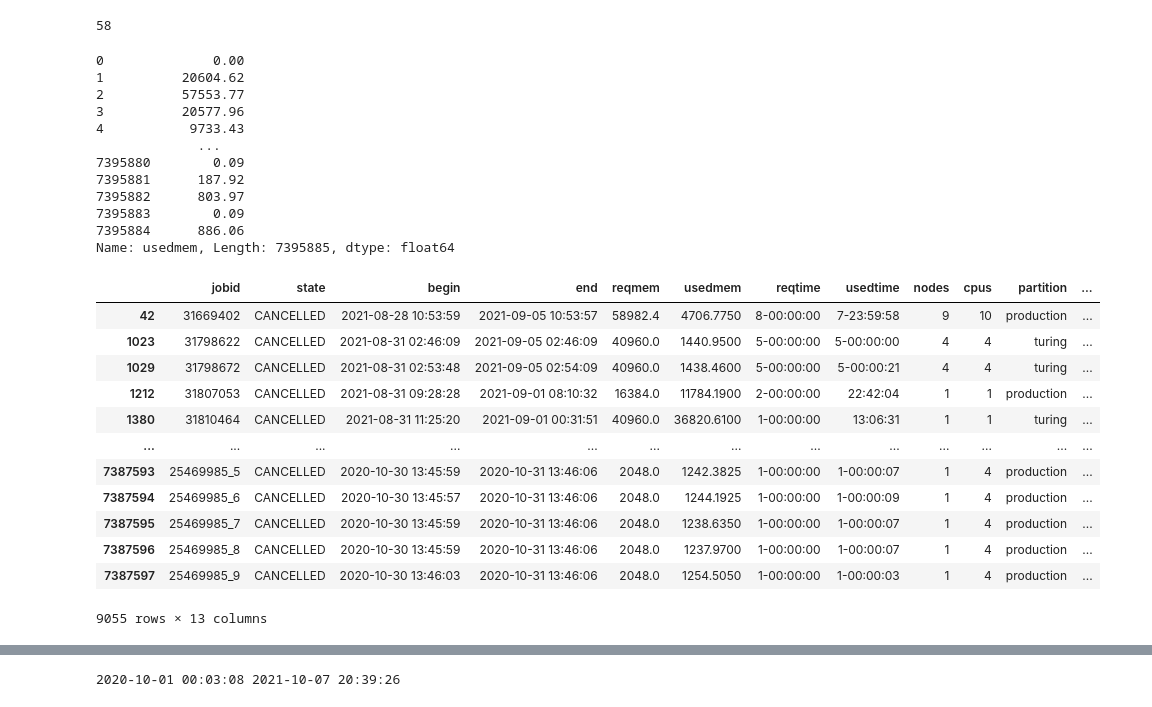
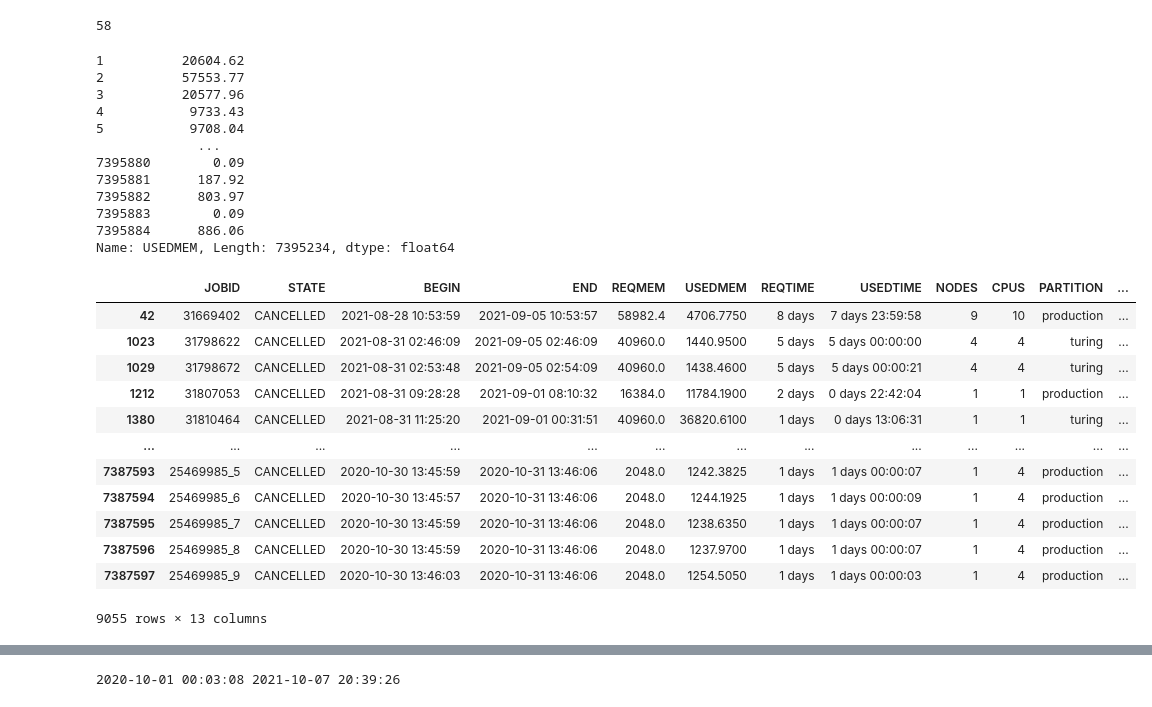
Before and after one commit to nss-data-science-cohort-5/accre-black-licorice, a Jupyter notebook: Accre-project-Jacob.ipynb, the cells around one changed output, grey strips where cells are left out. Cells and saved outputs as stored; diff of their text form; code cells hidden in the pictures.

```diff
--- a/Accre-project-Jacob.ipynb
+++ b/Accre-project-Jacob.ipynb
@@ -70,7 +75,7 @@ fullsample_df['reqmem'] = fullsample_df['reqmem'].astype(int)
 # %% [raw]
 fullsample_df.info()
 # %%
-fullsample_df['reqmem'] = np.where(fullsample_df['reqmem_unit'] == 'Mn', fullsample_df['reqmem']*fullsample_df['nodes']/fullsample_df['cpus'], fullsample_df['reqmem'])
+fullsample_df['REQMEM'] = np.where(fullsample_df['REQMEM_UNIT'] == 'Mn', fullsample_df['REQMEM']*fullsample_df['NODES']/fullsample_df['CPUS'], fullsample_df['REQMEM'])
 # %%
 fullsample_df.head()
 # %% [output]
@@ -85,40 +90,40 @@ fullsample_df[fullsample_df['reqmem_unit'] == 'Mc']['reqmem'].nunique()
 # %% [output]
 58
 # %%
-fullsample_df['usedmem'] = fullsample_df['usedmem'].str.replace(r'\D+','')
+fullsample_df['USEDMEM'] = fullsample_df['USEDMEM'].str.replace(r'\D+','')
 # %%
 #divided by 100 to keep decimals.
-fullsample_df['usedmem'] = fullsample_df['usedmem'].astype(int)/100
+fullsample_df['USEDMEM'] = fullsample_df['USEDMEM'].astype(int)/100
 # %%
-fullsample_df['usedmem']
+fullsample_df['USEDMEM']
 # %% [output]
-0              0.00
 1          20604.62
 2          57553.77
 3          20577.96
 4           9733.43
+5           9708.04
              ...
 7395880        0.09
 7395881      187.92
 7395882      803.97
 7395883        0.09
 7395884      886.06
-Name: usedmem, Length: 7395885, dtype: float64
+Name: USEDMEM, Length: 7395234, dtype: float64
 # %%
-fullsample_df['usedmem'] = (fullsample_df['usedmem']*fullsample_df['nodes'])/fullsample_df['cpus']
+fullsample_df['USEDMEM'] = (fullsample_df['USEDMEM']*fullsample_df['NODES'])/fullsample_df['CPUS']
 # %%
-fullsample_df[fullsample_df['state'] == 'CANCELLED']
+fullsample_df[fullsample_df['STATE'] == 'CANCELLED']
 # %% [output]
-|  | jobid | state | begin | end | reqmem | usedmem | reqtime | usedtime | nodes | cpus | partition | ... |
-| 42 | 31669402 | CANCELLED | 2021-08-28 10:53:59 | 2021-09-05 10:53:57 | 58982.4 | 4706.7750 | 8-00:00:00 | 7-23:59:58 | 9 | 10 | production | ... |
-| 1023 | 31798622 | CANCELLED | 2021-08-31 02:46:09 | 2021-09-05 02:46:09 | 40960.0 | 1440.9500 | 5-00:00:00 | 5-00:00:00 | 4 | 4 | turing | ... |
-| 1029 | 31798672 | CANCELLED | 2021-08-31 02:53:48 | 2021-09-05 02:54:09 | 40960.0 | 1438.4600 | 5-00:00:00 | 5-00:00:21 | 4 | 4 | turing | ... |
-| 1212 | 31807053 | CANCELLED | 2021-08-31 09:28:28 | 2021-09-01 08:10:32 | 16384.0 | 11784.1900 | 2-00:00:00 | 22:42:04 | 1 | 1 | production | ... |
-| 1380 | 31810464 | CANCELLED | 2021-08-31 11:25:20 | 2021-09-01 00:31:51 | 40960.0 | 36820.6100 | 1-00:00:00 | 13:06:31 | 1 | 1 | turing | ... |
+|  | JOBID | STATE | BEGIN | END | REQMEM | USEDMEM | REQTIME | USEDTIME | NODES | CPUS | PARTITION | ... |
+| 42 | 31669402 | CANCELLED | 2021-08-28 10:53:59 | 2021-09-05 10:53:57 | 58982.4 | 4706.7750 | 8 days | 7 days 23:59:58 | 9 | 10 | production | ... |
+| 1023 | 31798622 | CANCELLED | 2021-08-31 02:46:09 | 2021-09-05 02:46:09 | 40960.0 | 1440.9500 | 5 days | 5 days 00:00:00 | 4 | 4 | turing | ... |
+| 1029 | 31798672 | CANCELLED | 2021-08-31 02:53:48 | 2021-09-05 02:54:09 | 40960.0 | 1438.4600 | 5 days | 5 days 00:00:21 | 4 | 4 | turing | ... |
+| 1212 | 31807053 | CANCELLED | 2021-08-31 09:28:28 | 2021-09-01 08:10:32 | 16384.0 | 11784.1900 | 2 days | 0 days 22:42:04 | 1 | 1 | production | ... |
+| 1380 | 31810464 | CANCELLED | 2021-08-31 11:25:20 | 2021-09-01 00:31:51 | 40960.0 | 36820.6100 | 1 days | 0 days 13:06:31 | 1 | 1 | turing | ... |
 | ... | ... | ... | ... | ... | ... | ... | ... | ... | ... | ... | ... | ... |
-| 7387593 | 25469985_5 | CANCELLED | 2020-10-30 13:45:59 | 2020-10-31 13:46:06 | 2048.0 | 1242.3825 | 1-00:00:00 | 1-00:00:07 | 1 | 4 | production | ... |
-| 7387594 | 25469985_6 | CANCELLED | 2020-10-30 13:45:57 | 2020-10-31 13:46:06 | 2048.0 | 1244.1925 | 1-00:00:00 | 1-00:00:09 | 1 | 4 | production | ... |
-| 7387595 | 25469985_7 | CANCELLED | 2020-10-30 13:45:59 | 2020-10-31 13:46:06 | 2048.0 | 1238.6350 | 1-00:00:00 | 1-00:00:07 | 1 | 4 | production | ... |
-| 7387596 | 25469985_8 | CANCELLED | 2020-10-30 13:45:59 | 2020-10-31 13:46:06 | 2048.0 | 1237.9700 | 1-00:00:00 | 1-00:00:07 | 1 | 4 | production | ... |
-| 7387597 | 25469985_9 | CANCELLED | 2020-10-30 13:46:03 | 2020-10-31 13:46:06 | 2048.0 | 1254.5050 | 1-00:00:00 | 1-00:00:03 | 1 | 4 | production | ... |
+| 7387593 | 25469985_5 | CANCELLED | 2020-10-30 13:45:59 | 2020-10-31 13:46:06 | 2048.0 | 1242.3825 | 1 days | 1 days 00:00:07 | 1 | 4 | production | ... |
+| 7387594 | 25469985_6 | CANCELLED | 2020-10-30 13:45:57 | 2020-10-31 13:46:06 | 2048.0 | 1244.1925 | 1 days | 1 days 00:00:09 | 1 | 4 | production | ... |
+| 7387595 | 25469985_7 | CANCELLED | 2020-10-30 13:45:59 | 2020-10-31 13:46:06 | 2048.0 | 1238.6350 | 1 days | 1 days 00:00:07 | 1 | 4 | production | ... |
+| 7387596 | 25469985_8 | CANCELLED | 2020-10-30 13:45:59 | 2020-10-31 13:46:06 | 2048.0 | 1237.9700 | 1 days | 1 days 00:00:07 | 1 | 4 | production | ... |
+| 7387597 | 25469985_9 | CANCELLED | 2020-10-30 13:46:03 | 2020-10-31 13:46:06 | 2048.0 | 1254.5050 | 1 days | 1 days 00:00:03 | 1 | 4 | production | ... |
 9055 rows × 13 columns
```
Also changed, not shown: parts of 59 cells of this notebook.
